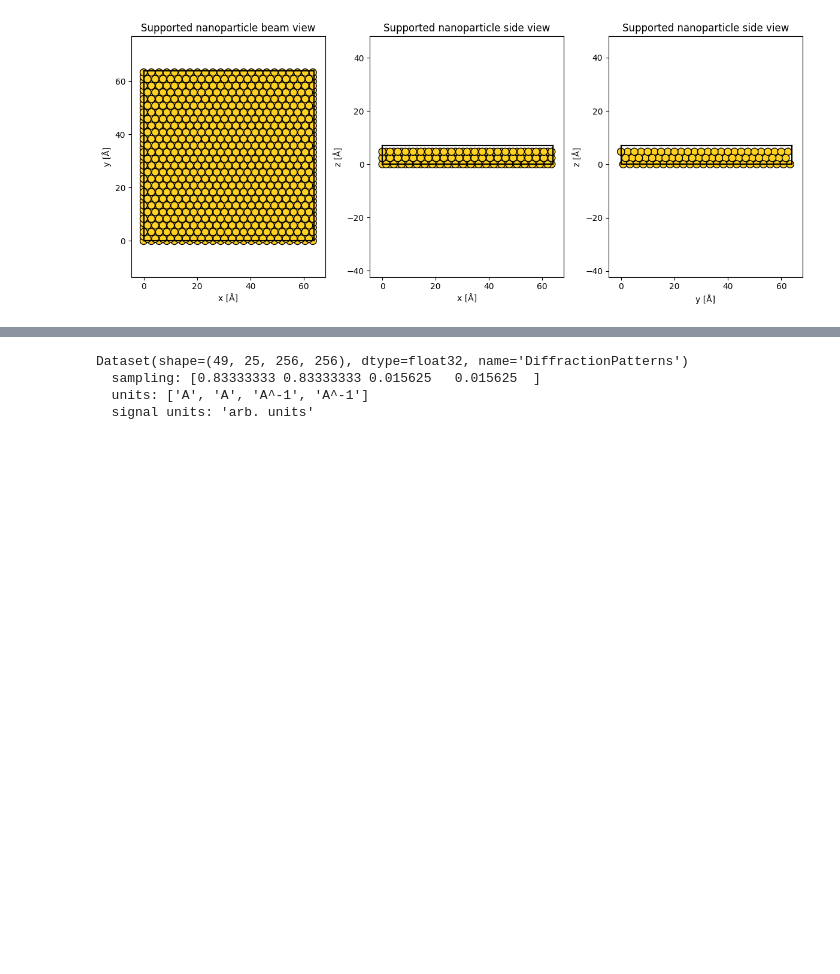
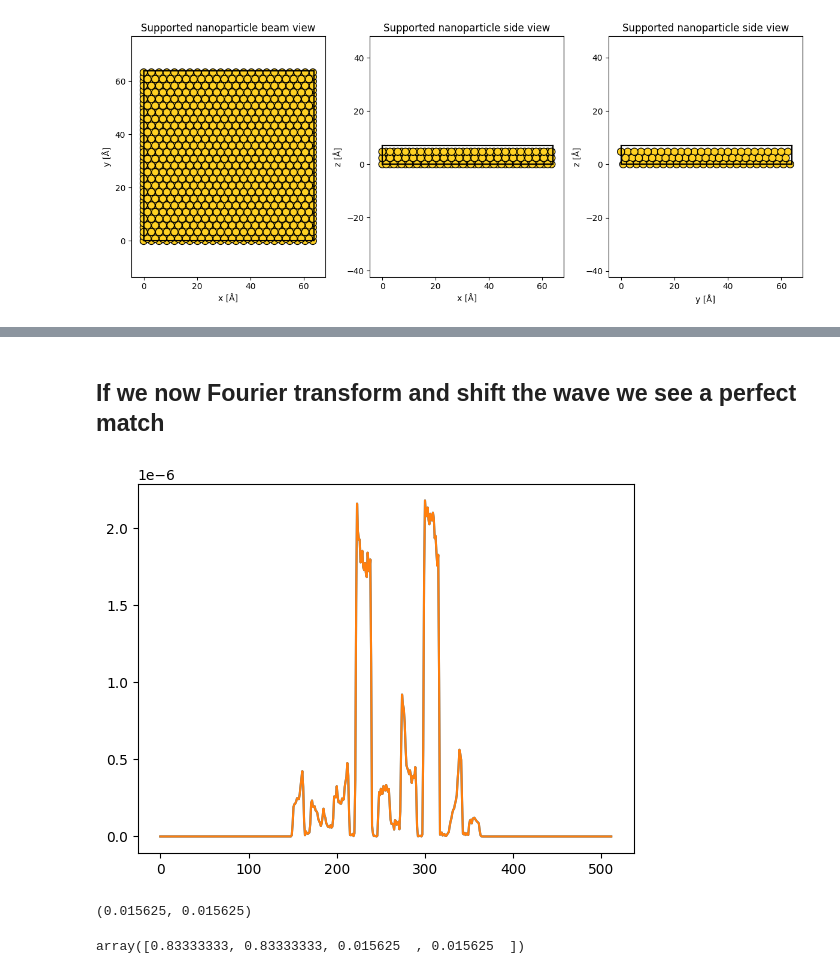
Before and after one commit to curiousbeams/willem-playground, a Jupyter notebook: notebooks/simulation_notebook/crystalline_sample.ipynb, the cells around one changed output, grey strips where cells are left out. Drawn from its saved outputs; the diff is of its cells as text; code cells hidden in the pictures; blank space fills up the shorter version.

```diff
--- a/notebooks/simulation_notebook/crystalline_sample.ipynb
+++ b/notebooks/simulation_notebook/crystalline_sample.ipynb
@@ -129,0 +140,8 @@ measurement.sampling
+# %%
+
+waves_k_space = np.fft.fft2(waves_measurement.array, axes=(-2, -1))
+
+# Vergeet niet te shift-en om de 0-frequentie in het midden te krijgen
+waves_k_space_shifted = np.fft.fftshift(waves_k_space, axes=(-2, -1))# Normalisatie: we nemen de intensiteit en zorgen dat de schaal klopt
+
+intensity_from_waves = np.abs(waves_k_space_shifted)**2
@@ -129,0 +156,14 @@ measurement.sampling
+# %% [markdown]
+## If we now Fourier transform and shift the wave we see a perfect match
+# %%
+plt.plot(intensity_from_waves[0, 0, 128, :])
+plt.plot(measurement.array[0, 0][128, :])
+plt.show()
+# %% [output]
+[figure, added]
+# %%
+waves_measurement.array = waves_k_space_shifted
+waves_measurement.sampling = measurement.sampling
+waves_measurement.sampling
+# %% [output]
+(0.015625, 0.015625)
@@ -130,10 +173,7 @@ measurement.sampling
 # %%
 dataset_noisy = measurement_noisy.to_quantem()
-dataset_noisy
+dataset_noisy.sampling
 # %% [output]
-Dataset(shape=(49, 25, 256, 256), dtype=float32, name='DiffractionPatterns')
-  sampling: [0.83333333 0.83333333 0.015625   0.015625  ]
-  units: ['A', 'A', 'A^-1', 'A^-1']
-  signal units: 'arb. units'
+array([0.83333333, 0.83333333, 0.015625  , 0.015625  ])
 # %%
 dataset_noisy.save(f"/home/wdekleijne/git-repos/willem-playground/data/crystalline_{semiangle_cutoff}mrad_{energy/1000:.1e}kev_{dose:.0e}-dose_gpts_{gpt_x}_{gpt_y}_3_layer_256x256.zip",mode='o')
```
Also changed, not shown: parts of 11 cells of this notebook.
